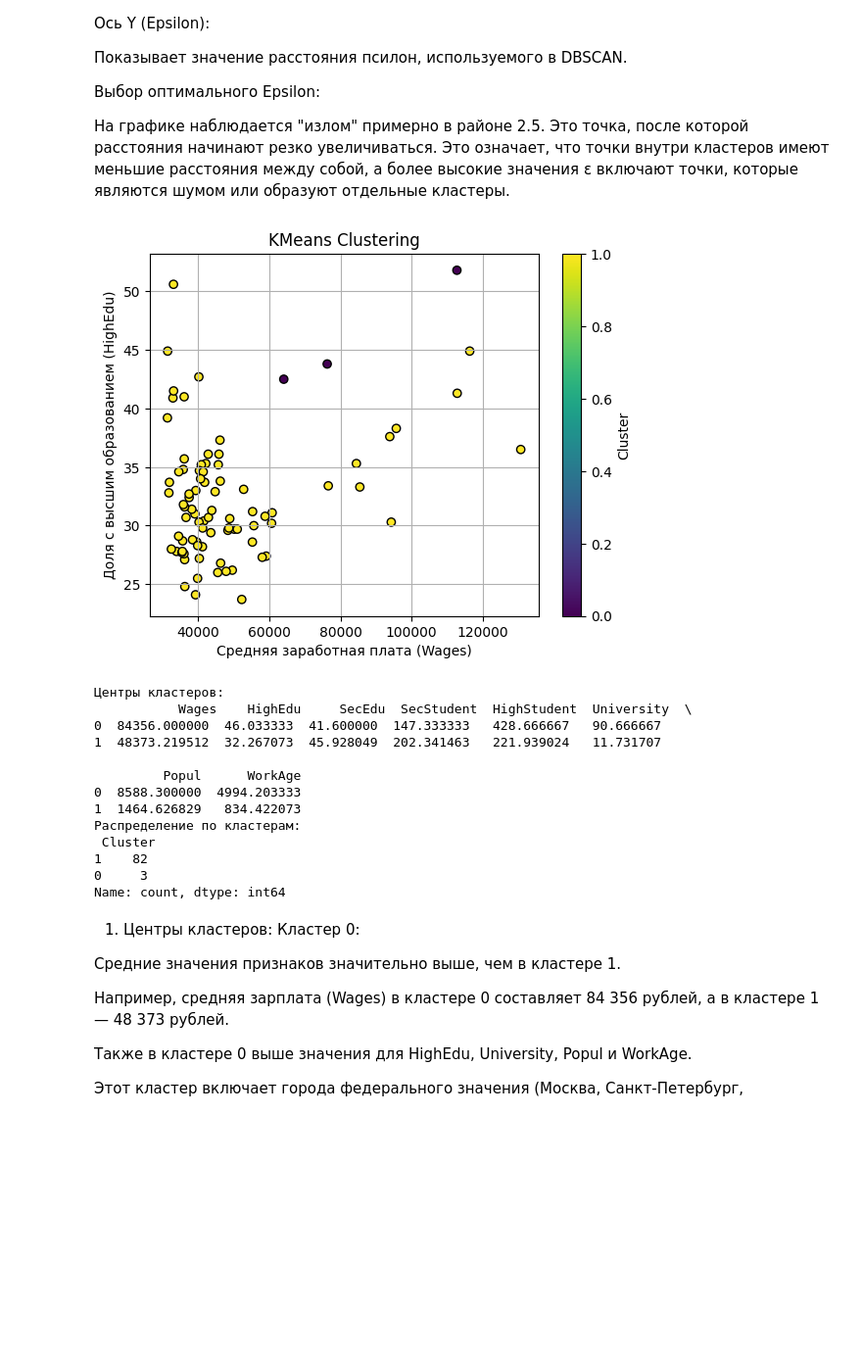
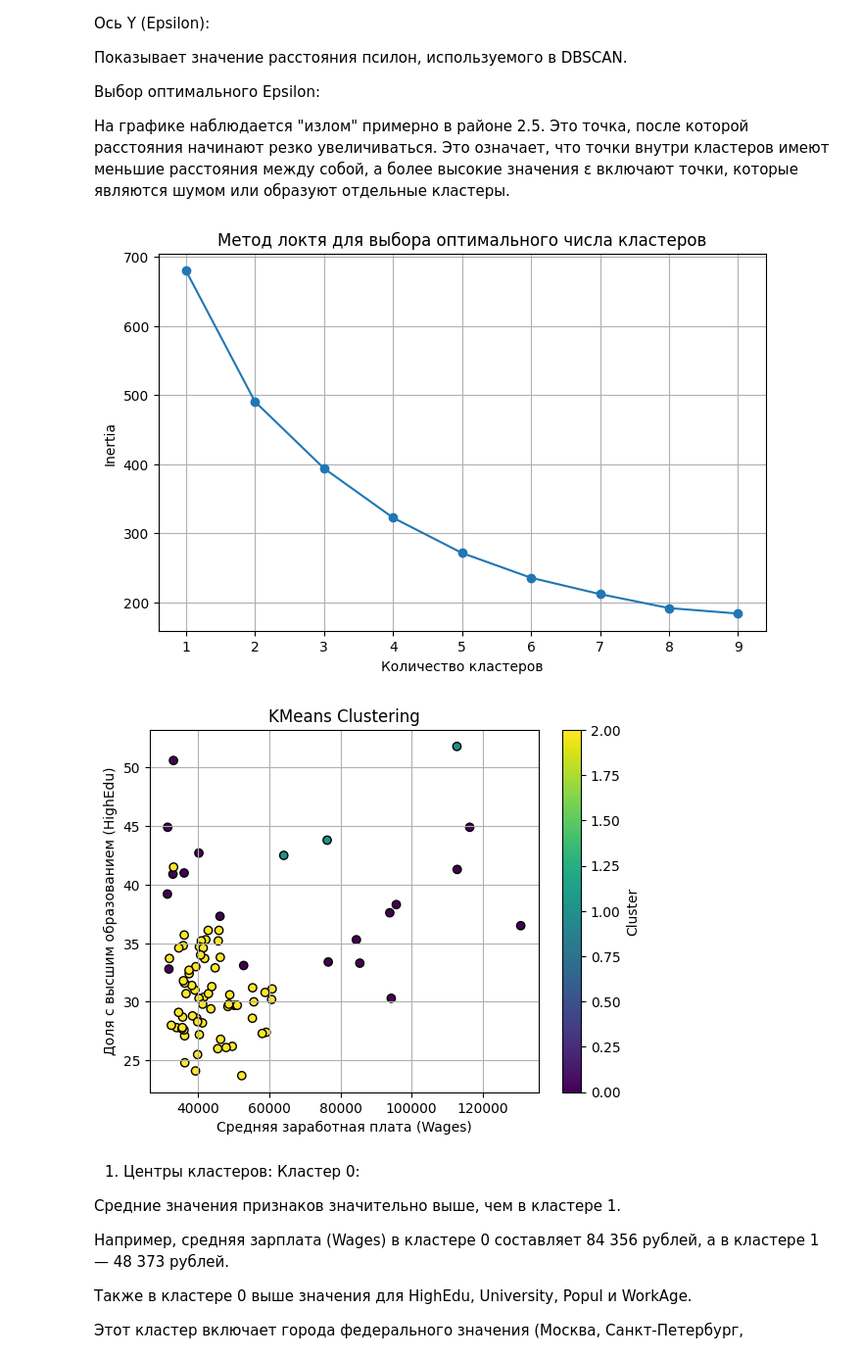
Before and after one commit to katalinka09/1-labor, a Jupyter notebook: экз.ipynb, the cells around one changed output. Shown at 98% size. Drawn from its saved outputs; the diff is of its cells as text; code cells hidden in the pictures; blank space fills up the shorter version.

```diff
--- a/экз.ipynb
+++ b/экз.ipynb
@@ -206,53 +206,49 @@ plt.show()
 # %%
 import pandas as pd
 import matplotlib.pyplot as plt
 from sklearn.cluster import KMeans
 from sklearn.preprocessing import StandardScaler
 
 
 # Выберем столбцы для кластеризации
 features = ['Wages', 'HighEdu', 'SecEdu', 'SecStudent', 'HighStudent', 'University', 'Popul', 'WorkAge']
 X = df[features].dropna()  # Убираем возможные пропуски
 
 # Нормализация данных
 scaler = StandardScaler()
 X_scaled = scaler.fit_transform(X)
 
-# Кластеризация с 2 кластерами (пример)
-kmeans = KMeans(n_clusters=2, random_state=42, n_init=10)
-df.loc[X.index, 'Cluster'] = kmeans.fit_predict(X_scaled)
+# Метод локтя для выбора оптимального числа кластеров
+inertia = []
+K_range = range(1, 10)
+for k in K_range:
+    kmeans = KMeans(n_clusters=k, random_state=42, n_init=10)
+    kmeans.fit(X_scaled)
+    inertia.append(kmeans.inertia_)
+# Визуализация метода локтя
+plt.figure(figsize=(8, 5))
+plt.plot(K_range, inertia, marker='o')
+plt.xlabel('Количество кластеров')
+plt.ylabel('Inertia')
+plt.title('Метод локтя для выбора оптимального числа кластеров')
+plt.grid(True)
+plt.show()
 
-# Визуализация кластеров по 2 признакам
-plt.scatter(df.loc[X.index, 'Wages'], df.loc[X.index, 'HighEdu'], c=df.loc[X.index, 'Cluster'], cmap='viridis', edgecolor='k')
+# Кластеризация с оптимальным числом кластеров
+optimal_k = 3  # Например, выбранное значение
+kmeans = KMeans(n_clusters=optimal_k, random_state=42, n_init=10)
+df['Cluster'] = kmeans.fit_predict(X_scaled)
+# Визуализация кластеров
+plt.scatter(df['Wages'], df['HighEdu'], c=df['Cluster'], cmap='viridis', edgecolor='k')
 plt.xlabel('Средняя заработная плата (Wages)')
 plt.ylabel('Доля с высшим образованием (HighEdu)')
 plt.title('KMeans Clustering')
 plt.colorbar(label='Cluster')
 plt.grid(True)
 plt.show()
-
-# Вывод центров кластеров
-cluster_centers = scaler.inverse_transform(kmeans.cluster_centers_)
-cluster_centers_df = pd.DataFrame(cluster_centers, columns=features)
-print("Центры кластеров:\n", cluster_centers_df)
-
-# Вывод количества элементов в каждом кластере
-print("Распределение по кластерам:\n", df['Cluster'].value_counts())
 # %% [output]
-[figure, old version]
+[figure, new version]
-Центры кластеров:
-           Wages    HighEdu     SecEdu  SecStudent  HighStudent  University  \
-0  84356.000000  46.033333  41.600000  147.333333   428.666667   90.666667
-1  48373.219512  32.267073  45.928049  202.341463   221.939024   11.731707
-
-         Popul      WorkAge
-0  8588.300000  4994.203333
-1  1464.626829   834.422073
-Распределение по кластерам:
- Cluster
-1    82
-0     3
-Name: count, dtype: int64
+[figure, added]
 # %% [markdown]
 1. Центры кластеров:
 Кластер 0:
```
Also changed, not shown: parts of 2 cells of this notebook.
